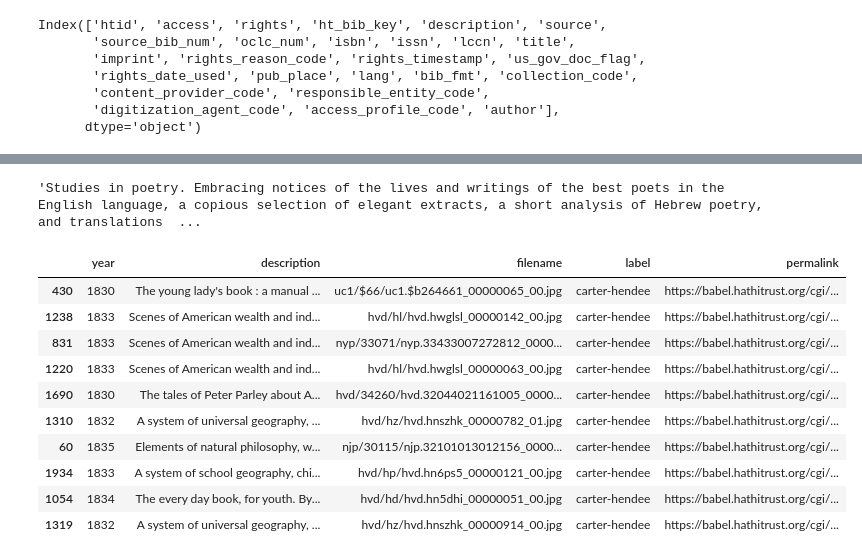
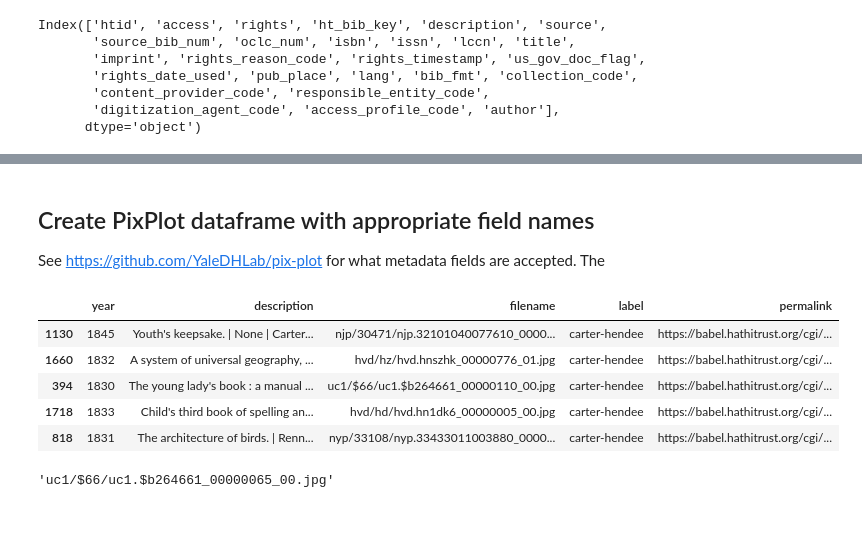
Before and after one commit to StephenKrewson/hathi-images, a Jupyter notebook: query_to_pixplot.ipynb, the cells around one changed output, grey strips where cells are left out. Saved outputs shown, nothing was run; the diff lists cells and outputs as text; code cells hidden in the pictures; blank space fills up the shorter version.

```diff
--- a/query_to_pixplot.ipynb
+++ b/query_to_pixplot.ipynb
@@ -124,4 +111,0 @@ df['rights_date_used'] = pd.to_numeric(df['rights_date_used']).astype(int)
-# %%
-# Define the columns we want to view/keep from the Hathifile; show a sample
-hf_cols = ['htid', search_col, 'title', 'rights_date_used']
-df[hf_cols].sample(10)
@@ -214,0 +191,3 @@ df_merged['permalink'] = df_merged.apply(row_to_permalink, axis=1)
+# %%
+# Drop the 'vector_path' column -- need to do this for the roi-table in Zenodo anyway
+df_merged = df_merged.drop(columns=['vector_path'])
@@ -275,0 +244,11 @@ See https://github.com/YaleDHLab/pix-plot for more details.
+# %% [markdown]
+## Create PixPlot dataframe with appropriate field names
+
+See https://github.com/YaleDHLab/pix-plot for what metadata fields are accepted. The
+# %%
+def row_to_description(row):
+    '''
+    param row: A dataframe row that contains the fields: author, imprint, title
+    returns: A volume description for PixPlot with pipe-separated fields.
+    '''
+    return " | ".join([row['title'], row['author'], row['imprint']])
@@ -276,14 +258,13 @@ See https://github.com/YaleDHLab/pix-plot for more details.
 # %%
-# A much more idiomatic way to do it! I could also try to add the imprint to the description, but maybe not...
-# Internet Archive / MARC has publication place but Hathifile does not (I think)
+# A much more idiomatic way to do it! Note that 'label' is used for "supervised UMAP project" while
+# 'category' is "a categorical label for the image"
+# TODO: search_label --> QUERY_LABEL for clarity
+# TODO: add gs:// bucket URL directly to dataframe? Recall that the csv in Zenodo points to vectors.tar...
+
 df_pixplot = pd.DataFrame({
     'year': df_merged['rights_date_used'],
-    'description': df_merged['title'],
+    'description': df_merged.apply(row_to_description, axis=1),
     'filename': df_merged['roi_stubbypath'],
     'label': search_label,
     'permalink': df_merged['permalink']
 })
-# %%
-df_pixplot['description'][0]
-# %% [output]
-'Studies in poetry. Embracing notices of the lives and writings of the best poets in the English language, a copious selection of elegant extracts, a short analysis of Hebrew poetry, and translations  ...
@@ -294,15 +271,17 @@ df_pixplot['description'][0]
 # %%
-df_pixplot.sample(10)
+df_pixplot.sample(5)
 # %% [output]
 |  | year | description | filename | label | permalink |
-| 430 | 1830 | The young lady's book : a manual ... | uc1/$66/uc1.$b264661_00000065_00.jpg | carter-hendee | https://babel.hathitrust.org/cgi/... |
-| 1238 | 1833 | Scenes of American wealth and ind... | hvd/hl/hvd.hwglsl_00000142_00.jpg | carter-hendee | https://babel.hathitrust.org/cgi/... |
-| 831 | 1833 | Scenes of American wealth and ind... | nyp/33071/nyp.33433007272812_0000... | carter-hendee | https://babel.hathitrust.org/cgi/... |
-| 1220 | 1833 | Scenes of American wealth and ind... | hvd/hl/hvd.hwglsl_00000063_00.jpg | carter-hendee | https://babel.hathitrust.org/cgi/... |
-| 1690 | 1830 | The tales of Peter Parley about A... | hvd/34260/hvd.32044021161005_0000... | carter-hendee | https://babel.hathitrust.org/cgi/... |
-| 1310 | 1832 | A system of universal geography, ... | hvd/hz/hvd.hnszhk_00000782_01.jpg | carter-hendee | https://babel.hathitrust.org/cgi/... |
-| 60 | 1835 | Elements of natural philosophy, w... | njp/30115/njp.32101013012156_0000... | carter-hendee | https://babel.hathitrust.org/cgi/... |
-| 1934 | 1833 | A system of school geography, chi... | hvd/hp/hvd.hn6ps5_00000121_00.jpg | carter-hendee | https://babel.hathitrust.org/cgi/... |
-| 1054 | 1834 | The every day book, for youth. By... | hvd/hd/hvd.hn5dhi_00000051_00.jpg | carter-hendee | https://babel.hathitrust.org/cgi/... |
-| 1319 | 1832 | A system of universal geography, ... | hvd/hz/hvd.hnszhk_00000914_00.jpg | carter-hendee | https://babel.hathitrust.org/cgi/... |
+| 1130 | 1845 | Youth's keepsake. | None | Carter... | njp/30471/njp.32101040077610_0000... | carter-hendee | https://babel.hathitrust.org/cgi/... |
+| 1660 | 1832 | A system of universal geography, ... | hvd/hz/hvd.hnszhk_00000776_01.jpg | carter-hendee | https://babel.hathitrust.org/cgi/... |
+| 394 | 1830 | The young lady's book : a manual ... | uc1/$66/uc1.$b264661_00000110_00.jpg | carter-hendee | https://babel.hathitrust.org/cgi/... |
+| 1718 | 1833 | Child's third book of spelling an... | hvd/hd/hvd.hn1dk6_00000005_00.jpg | carter-hendee | https://babel.hathitrust.org/cgi/... |
+| 818 | 1831 | The architecture of birds. | Renn... | nyp/33108/nyp.33433011003880_0000... | carter-hendee | https://babel.hathitrust.org/cgi/... |
+# %%
+# Brief excursus on Univ. of Calif. htids that contain '$', e.g. 'uc1/$66/uc1.$b264661_00000065_00.jpg'
+# These will print oddly within Jupyter: "uc1/ 66/𝑢𝑐1. b264661_00000065_00.jpg"
+# But a UC cloud URL is fine: gs://hathitrust-full_1800-50/uc1/$66/uc1.$b161168_00000002_00.jpg
+df_pixplot.iloc[430]['filename']
+# %% [output]
+'uc1/$66/uc1.$b264661_00000065_00.jpg'
 # %%
```
Also changed, not shown: parts of 22 cells of this notebook.
